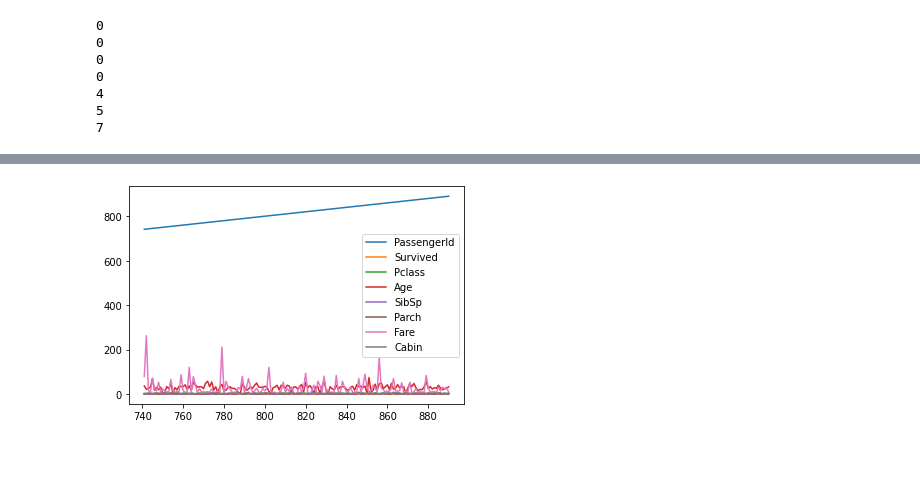
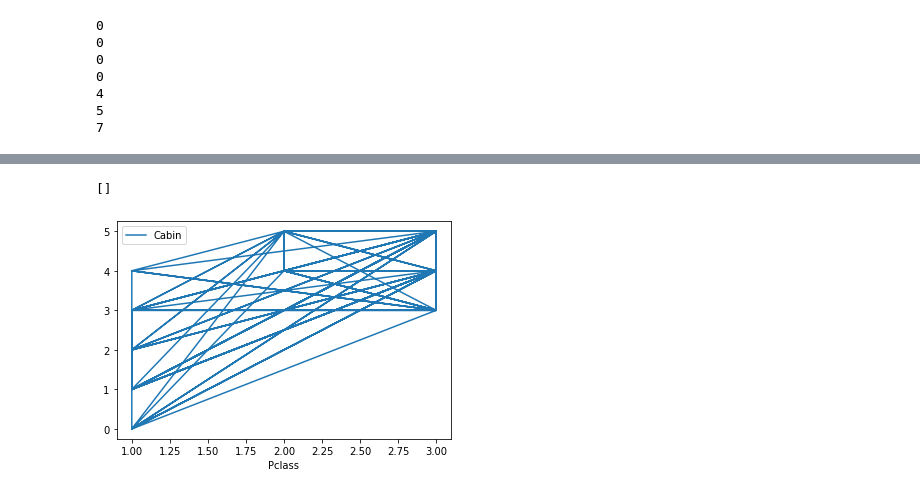
Before and after one commit to YushiroDodo63/Machine_Learning, a Jupyter notebook: workspace/homework.ipynb, the cells around one changed output, grey strips where cells are left out. Drawn from its saved outputs; the diff is of its cells as text; code cells hidden in the pictures; blank space fills up the shorter version.

```diff
--- a/workspace/homework.ipynb
+++ b/workspace/homework.ipynb
@@ -168,5 +220,14 @@ def cabin_three():
 # %%
-#部屋番号を整形し、ランダムに補完
-df.loc[(df['Pclass'] == 1) & (df['Cabin'].isnull()), 'Cabin'] = cabin_one()
-df.loc[(df['Pclass'] == 2) & (df['Cabin'].isnull()), 'Cabin'] = cabin_two()
-df.loc[(df['Pclass'] == 3) & (df['Cabin'].isnull()), 'Cabin'] = cabin_three()
+# #部屋番号を整形し、ランダムに補完
+# df.loc[(df['Pclass'] == 1) & (df['Cabin'].isnull()), 'Cabin'] = cabin_select(1)
+# df.loc[(df['Pclass'] == 2) & (df['Cabin'].isnull()), 'Cabin'] = cabin_select(2)
+# df.loc[(df['Pclass'] == 3) & (df['Cabin'].isnull()), 'Cabin'] = cabin_select(3)
+# %%
+#部屋番号を整形し、ランダムに補完
+for i in df.index:
+    if (df.iat[i, 2] == 1) & (df.iat[i, 10] is np.nan):
+        df.iat[i, 10] = cabin_select(1)
+    elif (df.iat[i, 2] == 2) & (df.iat[i, 10] is np.nan):
+        df.iat[i, 10] = cabin_select(2)
+    elif (df.iat[i, 2] == 3) & (df.iat[i, 10] is np.nan):
+        df.iat[i, 10] = cabin_select(3)
@@ -172,0 +242,4 @@ df.loc[(df['Pclass'] == 3) & (df['Cabin'].isnull()), 'Cabin'] = cabin_three()
+# %%
+# Embarkedの欠損値を最頻値で置換
+print(df["Embarked"].mode())
+df["Embarked"].fillna("S", inplace=True)
@@ -198,8 +284,13 @@ df.loc[(df['Cabin'].str.contains('G',  na=False)), 'Cabin'] = 6
+# %%
+#性別の数値変換
+df.loc[(df['Sex'] == 'male'), 'Sex'] = 0
+df.loc[(df['Sex'] == 'female'), 'Sex'] = 1
 # %%
 # trainとtestの分割（後ろ150個をテストデータとする）
 df_train, df_test = train_test_split(df, test_size=150,  shuffle=False)
 # %%
-df_test.plot()
-plt.show()
+df_test.plot("Pclass","Cabin" )
+plt.plot()
 # %% [output]
+[]
-[figure, old version]
+[figure, new version]
```
Also changed, not shown: parts of 11 cells of this notebook, 2 other files.
